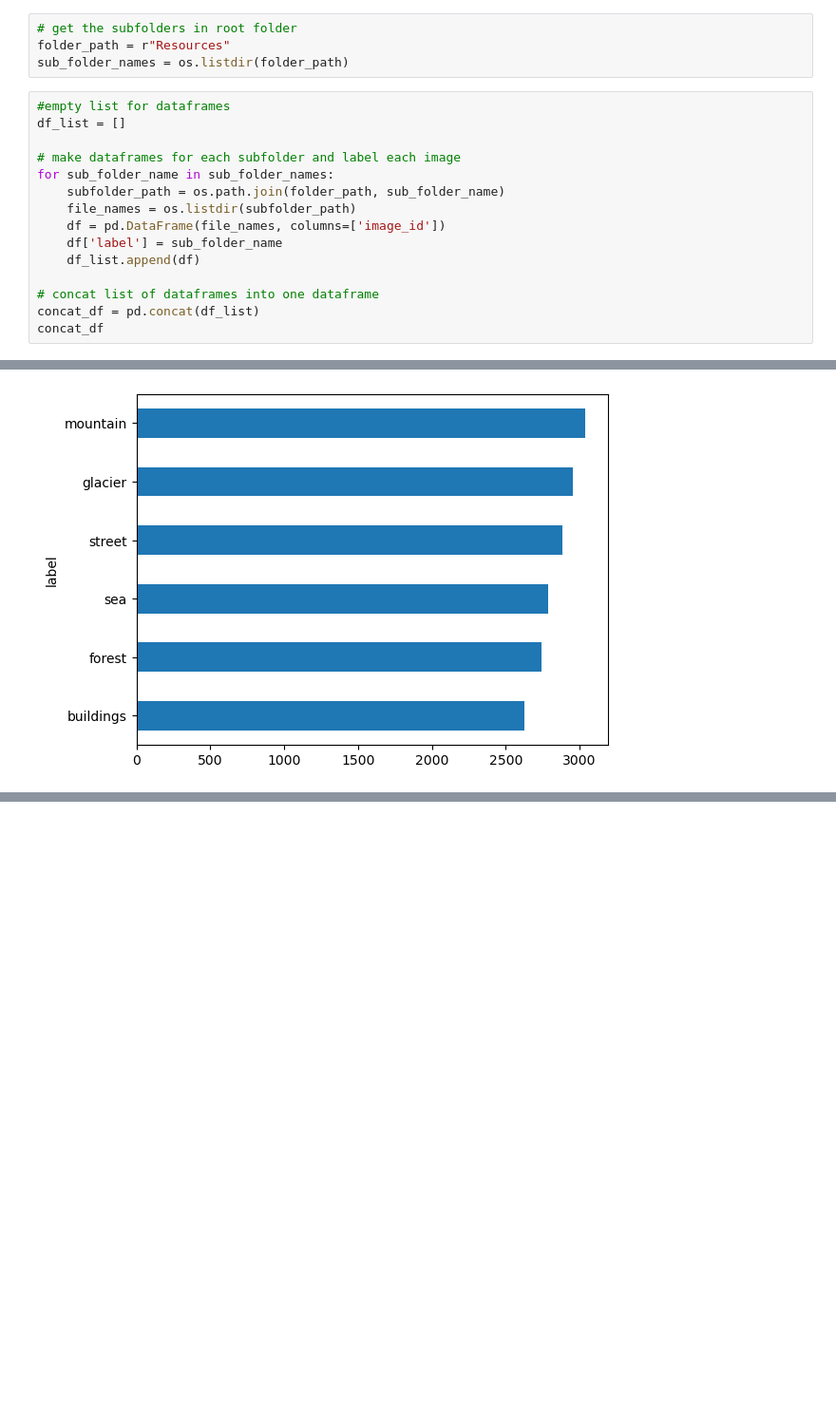
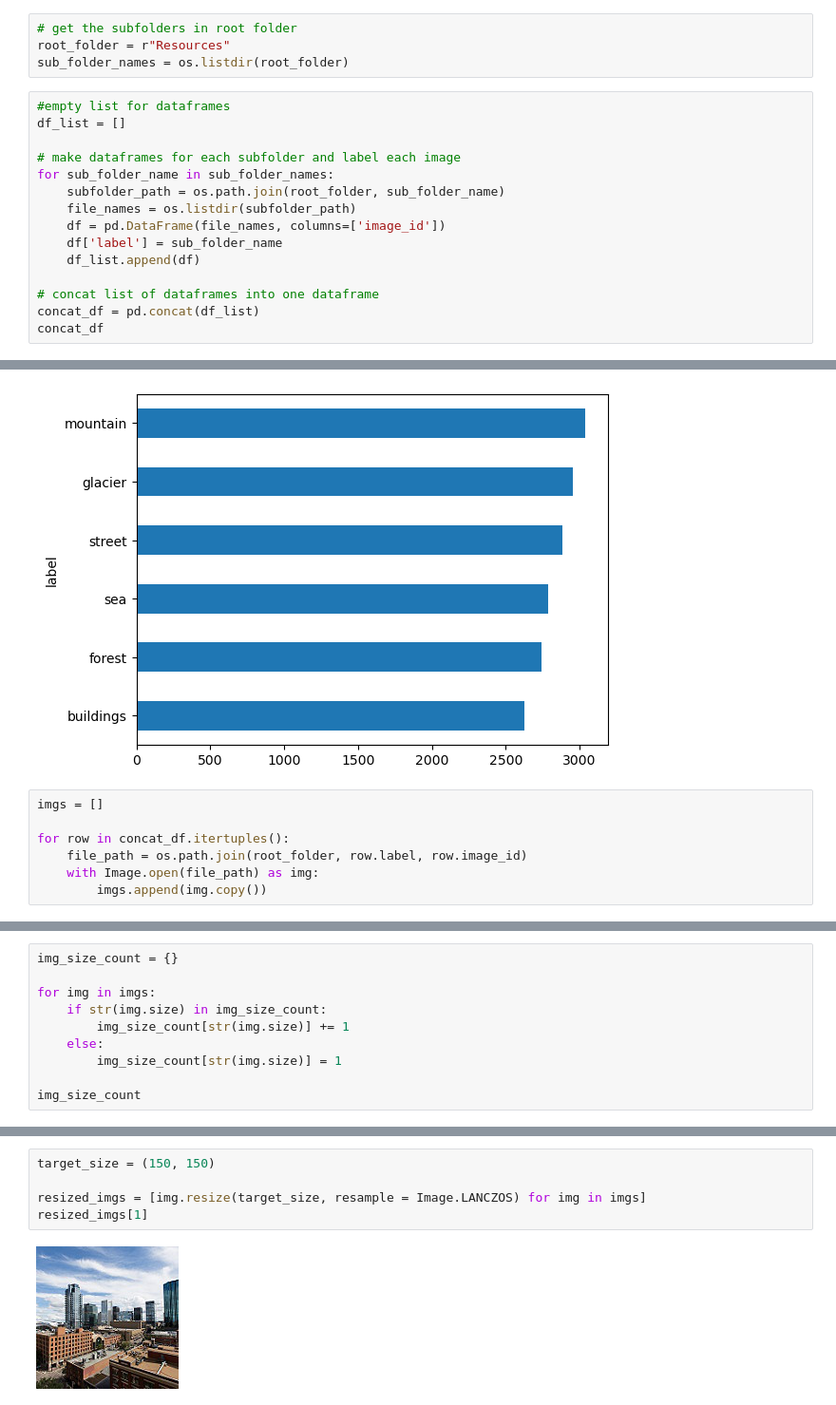
Before and after one commit to 36kp/artistic-atlas-adventure, a Jupyter notebook: FA_preprocessing.ipynb, the cells around one changed output, grey strips where cells are left out. Shown: that part at 95% size. Saved outputs shown, nothing was run; the diff lists cells and outputs as text; blank space fills up the shorter version.

```diff
--- a/FA_preprocessing.ipynb
+++ b/FA_preprocessing.ipynb
@@ -7,14 +6,14 @@ from matplotlib import
 # %%
 # get the subfolders in root folder
-folder_path = r"Resources"
-sub_folder_names = os.listdir(folder_path)
+root_folder = r"Resources"
+sub_folder_names = os.listdir(root_folder)
 # %%
 #empty list for dataframes
 df_list = []
 
 # make dataframes for each subfolder and label each image
 for sub_folder_name in sub_folder_names:
-    subfolder_path = os.path.join(folder_path, sub_folder_name)
+    subfolder_path = os.path.join(root_folder, sub_folder_name)
     file_names = os.listdir(subfolder_path)
     df = pd.DataFrame(file_names, columns=['image_id'])
     df['label'] = sub_folder_name
@@ -58,3 +72,10 @@ concat_df['label'].value_counts().sort_values().plot.barh()
 # %% [output]
 <Axes: ylabel='label'>
 [figure]
+# %%
+imgs = []
+
+for row in concat_df.itertuples():
+    file_path = os.path.join(root_folder, row.label, row.image_id)
+    with Image.open(file_path) as img:
+        imgs.append(img.copy())
@@ -60,0 +103,10 @@ concat_df['label'].value_counts().sort_values().plot.barh()
+# %%
+img_size_count = {}
+
+for img in imgs:
+    if str(img.size) in img_size_count:
+        img_size_count[str(img.size)] += 1
+    else:
+        img_size_count[str(img.size)] = 1
+
+img_size_count
@@ -60,0 +131,7 @@ concat_df['label'].value_counts().sort_values().plot.barh()
+# %%
+target_size = (150, 150)
+
+resized_imgs = [img.resize(target_size, resample = Image.LANCZOS) for img in imgs]
+resized_imgs[1]
+# %% [output]
+[figure, added]
```
Also changed, not shown: parts of 6 cells of this notebook, 1 other file.
